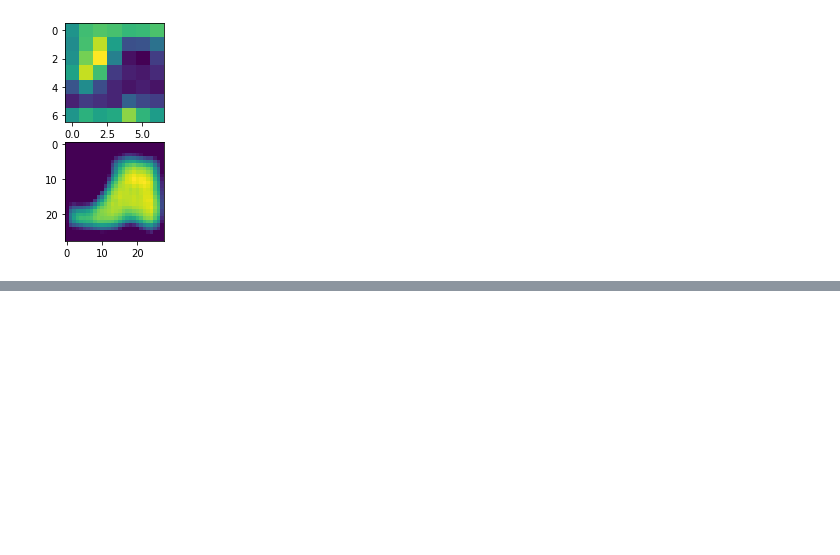
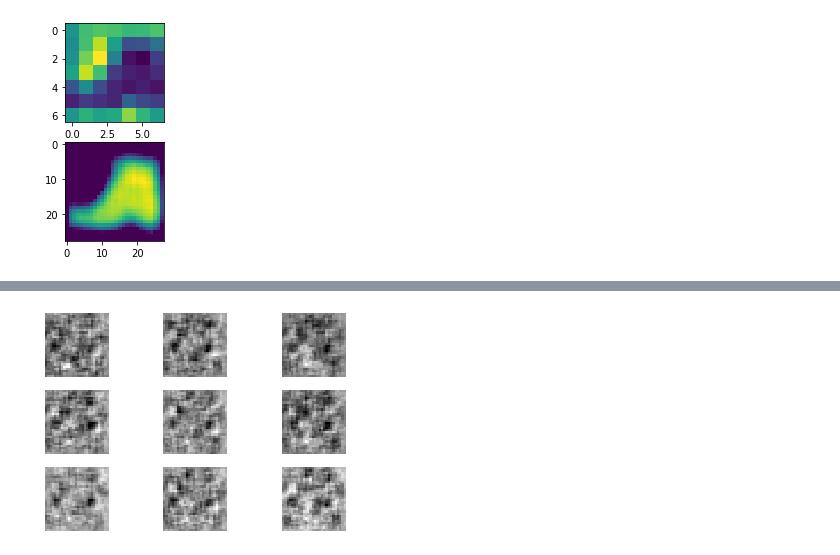
Before and after one commit to gekkoseba/Redes-neuronales, a Jupyter notebook: Tareas/Enunciado Tarea 2.ipynb, the cells around one changed output, grey strips where cells are left out. Saved outputs shown, nothing was run; the diff lists cells and outputs as text; code cells hidden in the pictures; blank space fills up the shorter version.

```diff
--- a/Tareas/Enunciado Tarea 2.ipynb
+++ b/Tareas/Enunciado Tarea 2.ipynb
@@ -2158,86 +2182,100 @@ Esta pregunta si bien es libre, debe ser redactada de manera ordenada. La recome
 <!-- glhf -->
 # %%
 from keras.datasets import mnist
-
+from keras.layers import LeakyReLU
+from keras.layers import Dropout
+from keras.layers import Flatten
+from keras.layers import Reshape
+from keras.layers import Conv2D
+from keras.layers import UpSampling2D
+from keras.layers import BatchNormalization
+from keras.models import Sequential
+from keras.layers import Dense
+from keras.optimizers import RMSprop
+from keras.optimizers import Adam
+import matplotlib.pyplot as plt
+import numpy as np
 (x,_),(_,_) = mnist.load_data()
 x = x.reshape((-1,28,28,1)).astype(np.float32)
 x = x/255
 
+input_shape=x.shape
+dropout_prob=0.5
 
 generator_net = Sequential()
-
-generator_net.add(Dense(7*7*256, input_dim=100))
+generator_net.add(Dense(7*7*256))
 generator_net.add(BatchNormalization(momentum=0.9))
 generator_net.add(LeakyReLU())
 generator_net.add(Reshape((7,7,256)))
 generator_net.add(Dropout(dropout_prob))
-
 generator_net.add(UpSampling2D())
 generator_net.add(Conv2D(128, 5, padding='same'))
 generator_net.add(BatchNormalization(momentum=0.9))
 generator_net.add(LeakyReLU())
-
 generator_net.add(UpSampling2D())
 generator_net.add(Conv2D(64, 5, padding='same'))
 generator_net.add(BatchNormalization(momentum=0.9))
 generator_net.add(LeakyReLU())
-
 generator_net.add(Conv2D(32, 5, padding='same'))
 generator_net.add(BatchNormalization(momentum=0.9))
 generator_net.add(LeakyReLU())
-
-generator_net.add(Conv2D(1, 5, padding='same'))
-generator_net.add(Activation('sigmoid'))
+generator_net.add(Conv2D(1, 5, padding='same',activation='sigmoid'))
 
 
 discriminator_net = Sequential()
-
-discriminator_net.add(Conv2D(64, 5, strides=2, input_shape=input_shape, padding='same'))
+discriminator_net.add(Conv2D(64, 5, strides=2, input_shape=input_shape[1:], padding='same'))
 discriminator_net.add(LeakyReLU())
-
 discriminator_net.add(Conv2D(128, 5, strides=2, padding='same'))
 discriminator_net.add(LeakyReLU())
 discriminator_net.add(Dropout(dropout_prob))
-
 discriminator_net.add(Conv2D(256, 5, strides=2, padding='same'))
 discriminator_net.add(LeakyReLU())
 discriminator_net.add(Dropout(dropout_prob))
-
 discriminator_net.add(Conv2D(512, 5, strides=1, padding='same'))
 discriminator_net.add(LeakyReLU())
 discriminator_net.add(Dropout(dropout_prob))
+discriminator_net.add(Flatten())
+discriminator_net.add(Dense(1,activation='sigmoid'))
+optimizer_discriminator = RMSprop(lr=0.0008, clipvalue=1.0, decay=1e-10)
 
-discriminator_net.add(Flatten())
-discriminator_net.add(Dense(1))
-discriminator_net.add(Activation('sigmoid'))
-
-optimizer_discriminator = RMSprop(lr=0.0008, clipvalue=1.0, decay=1e-10)
 discriminator = Sequential()
 discriminator.add(discriminator_net)
 discriminator.compile(loss='binary_crossentropy', optimizer = optimizer_discriminator, metrics=['accuracy'])
 
-optimizer_gan = Adam(lr=0.0004, clipvalue=1.0, decay=1e-10)
 gan = Sequential()
 gan.add(generator_net)
 for layer in discriminator_net.layers:
     layer.trainable = False
 gan.add(discriminator_net)
+optimizer_gan = Adam(lr=0.0004, clipvalue=1.0, decay=1e-10)
 gan.compile(loss='binary_crossentropy', optimizer=optimizer_gan, metrics=['accuracy'])
 
 
-for i in range(total_epochs):
-    images_train = # select batch_size random images from x
 
-    noise = # generate (batch_size,latent_dim) sized noise
-    images_fake = generator_net.predict(noise)
-
-    x_train = np.concatenate((images_train, images_fake))
-
-    response_dis = discriminator.train_on_batch(x_train, y)
-    response_gen = gan.train_on_batch(noise,y_gen)
-
-    if i%save_results_every==0:
-        # save accuracies and losses for plotting
-
-        if i%plot_every==0:
-            # plot random generated images and losses and accuracies
+for i in range(500):
+    n_samples=256
+    ix = np.random.randint(0, x.shape[0], n_samples)
+    x_real = x[ix]  # select batch_size random images from x
+    noise = np.random.rand(28 * 28 * n_samples)
+    noise = noise.reshape((n_samples, 28*28))# generate (batch_size,latent_dim) sized noise
+    x_false = generator_net.predict(noise)
+    y_real= np.ones((n_samples, 1))
+    y_false = np.zeros((n_samples, 1))
+    x_train = np.concatenate((x_real, x_false))
+    y_train = np.concatenate((y_real, y_false))
+    response_dis = discriminator.train_on_batch(x_train, y_train)
+    response_gen = gan.train_on_batch(noise , np.ones((n_samples, 1)))
+    if i%10==0:
+        print("dis loss: "+str(response_dis[0]))
+        print("gen loss: "+str(response_gen[0]))
+        # plot random generated images and losses and accuracies
+        n=3
+        for i in range(n * n):
+          # define subplot
+          plt.subplot(n, n, 1 + i)
+          # turn off axis
+          plt.axis('off')
+          # plot raw pixel data
+          plt.imshow(x_false[i, :, :, 0], cmap='gray_r')
+        plt.show()
+# %% [output]
@@ -2243,0 +2284 @@ for i in range(total_epochs):
+[figure, added]
```
Also changed, not shown: parts of 4 cells of this notebook.
